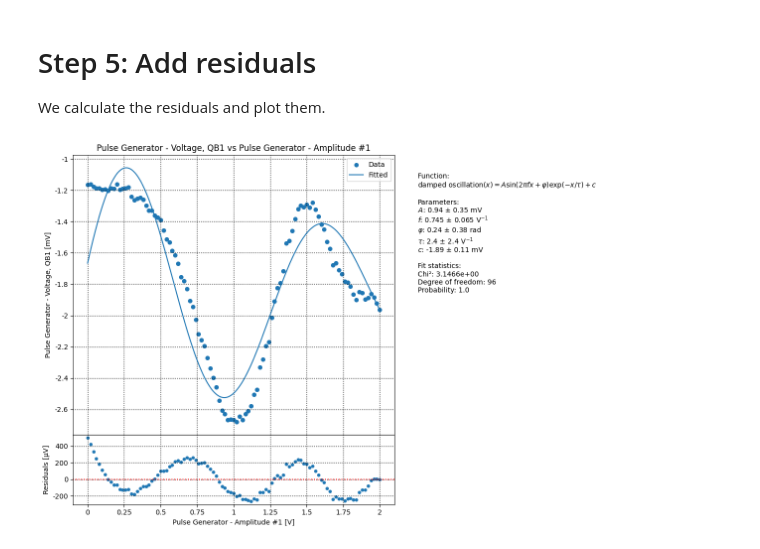
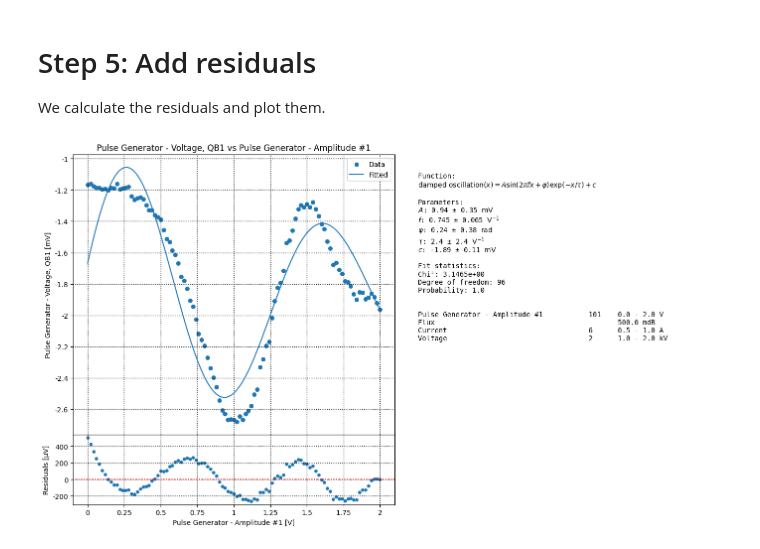
Before and after one commit to cqed-at-qdev/DataAnalyzer, a Jupyter notebook: docs/example_notebooks/example_fitter/example_rabi_amplitude.ipynb, the cells around one changed output. Saved outputs shown, nothing was run; the diff lists cells and outputs as text; code cells hidden in the pictures.

Commit message:
Valueclass print update

```diff
--- a/docs/example_notebooks/example_fitter/example_rabi_amplitude.ipynb
+++ b/docs/example_notebooks/example_fitter/example_rabi_amplitude.ipynb
@@ -59,11 +59,16 @@ difference = pulse - func.func(x=amp.value, **params_values)
 
 # Add residuals
 plot.add_xresiuals(amp, difference)
-
-# Add report to plot (metadata)
-plot.add_metadata(report)
-
-# Show plot
-plot.show()
-# %% [output]
-[figure, removed]
+# %%
+# Add report to plot (metadata)
+from dataanalyzer.utilities import Valueclass
+flux = Valueclass(name="Flux", value=0.5, unit="dB")
+current = Valueclass(name="Current", value=[0.5, 0.6, 0.7, 0.8, 0.9, 1] , unit="A")
+voltage = Valueclass(name="Voltage", value=[1000, 2000] , unit="V")
+
+plot.add_metadata(report, amp, flux, current, voltage, overwrite=True)
+
+# Show plot
+plot.show()
+# %% [output]
+[figure, added]
```
Also changed, not shown: 5 other files.
